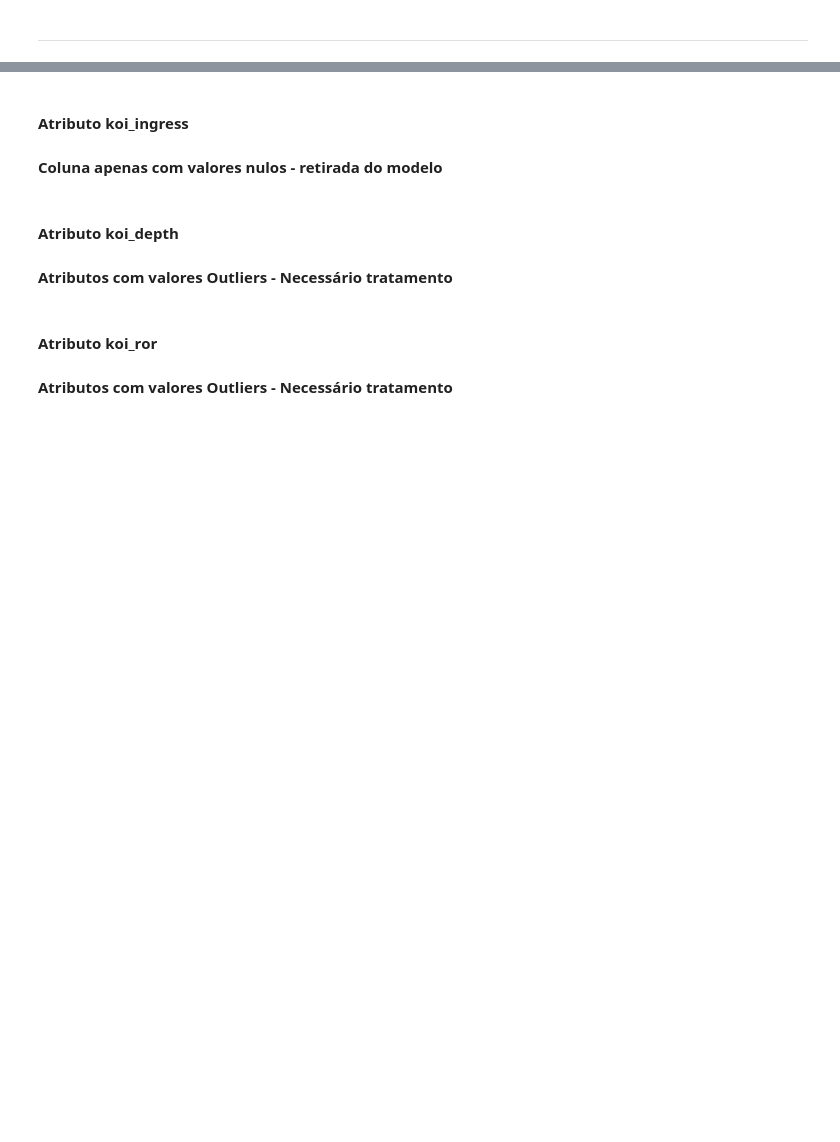
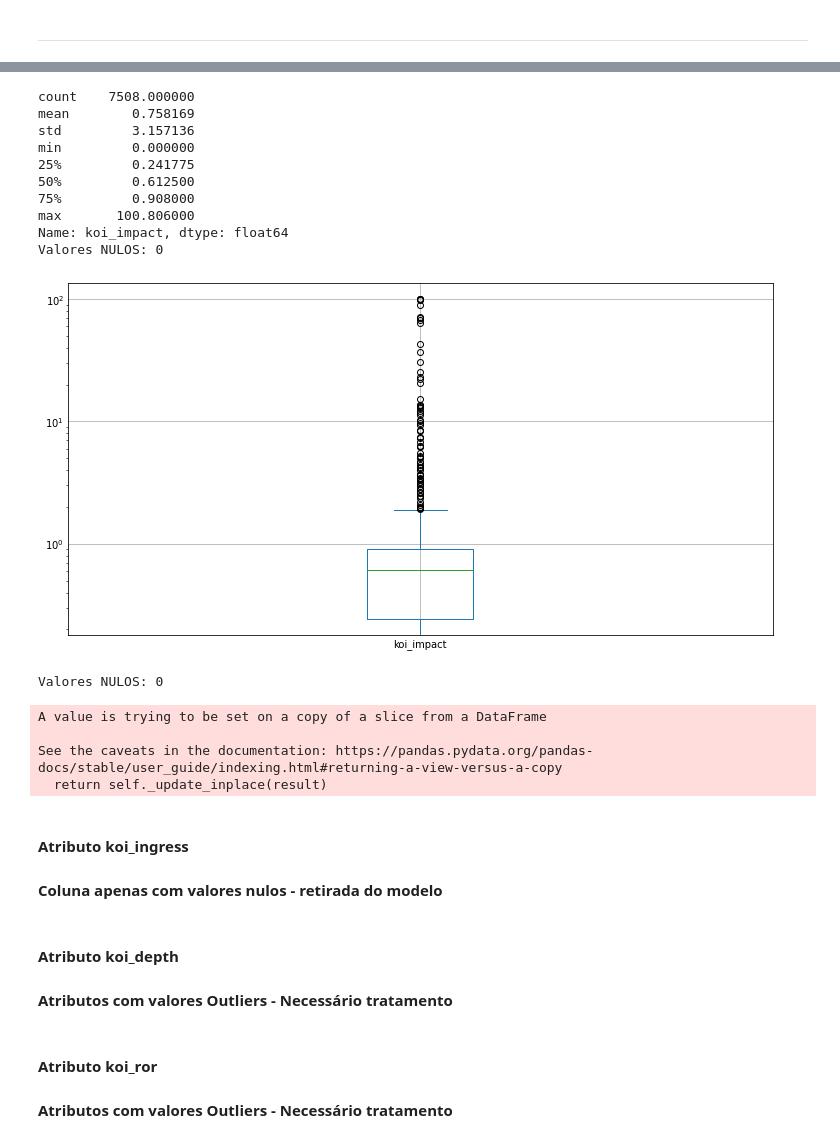
Before and after one commit to diogopena/exoplanet_classification_ml_model, a Jupyter notebook: exoplanet-ml-model-pt-br.ipynb, the cells around one changed output, grey strips where cells are left out. Saved outputs shown, nothing was run; the diff lists cells and outputs as text; code cells hidden in the pictures; blank space fills up the shorter version.

```diff
--- a/exoplanet-ml-model-pt-br.ipynb
+++ b/exoplanet-ml-model-pt-br.ipynb
@@ -240,0 +244,7 @@ df_exoplanets.koi_impact.isna().any()
+# %%
+#Atributo koi_score
+print(df_exoplanets.koi_score.isna().sum()) #Somatorio de valores nulos
+print(df_exoplanets.koi_score.describe())
+#Como o koi_score é a confiança em relação a classe do registro. Preenchimento dos valores nulos será de acordo com o pior caso. Substituição de NULO por ZERO
+df_exoplanets.koi_score.fillna(0, inplace=True)
+print(df_exoplanets.koi_score.isna().sum()) #Somatorio de valores nulos
@@ -241,3 +263,29 @@ df_exoplanets.koi_impact.isna().any()
+# %%
+# Atributo koi_impact com valores Outliers
+print(df_exoplanets.koi_impact.describe())
+print('Valores NULOS: ' + str(df_exoplanets.koi_impact.isna().sum()))
+df_exoplanets.koi_impact.plot(kind='box',figsize=(10,5),logy=True)
+plt.show()
+# Inseridos Valores Médios
+df_exoplanets.koi_impact.fillna(df_exoplanets.koi_impact.mean(), inplace=True)
+print('Valores NULOS: ' + str(df_exoplanets.koi_impact.isna().sum()))
+# %% [output]
+count    7508.000000
+mean        0.758169
+std         3.157136
+min         0.000000
+25%         0.241775
+50%         0.612500
+75%         0.908000
+max       100.806000
+Name: koi_impact, dtype: float64
+Valores NULOS: 0
+[figure, added]
+Valores NULOS: 0
+A value is trying to be set on a copy of a slice from a DataFrame
+
+See the caveats in the documentation: https://pandas.pydata.org/pandas-docs/stable/user_guide/indexing.html#returning-a-view-versus-a-copy
+  return self._update_inplace(result)
 # %% [markdown]
 #### Atributo koi_ingress
 #### Coluna apenas com valores nulos - retirada do modelo
```
Also changed, not shown: parts of 19 cells of this notebook.
